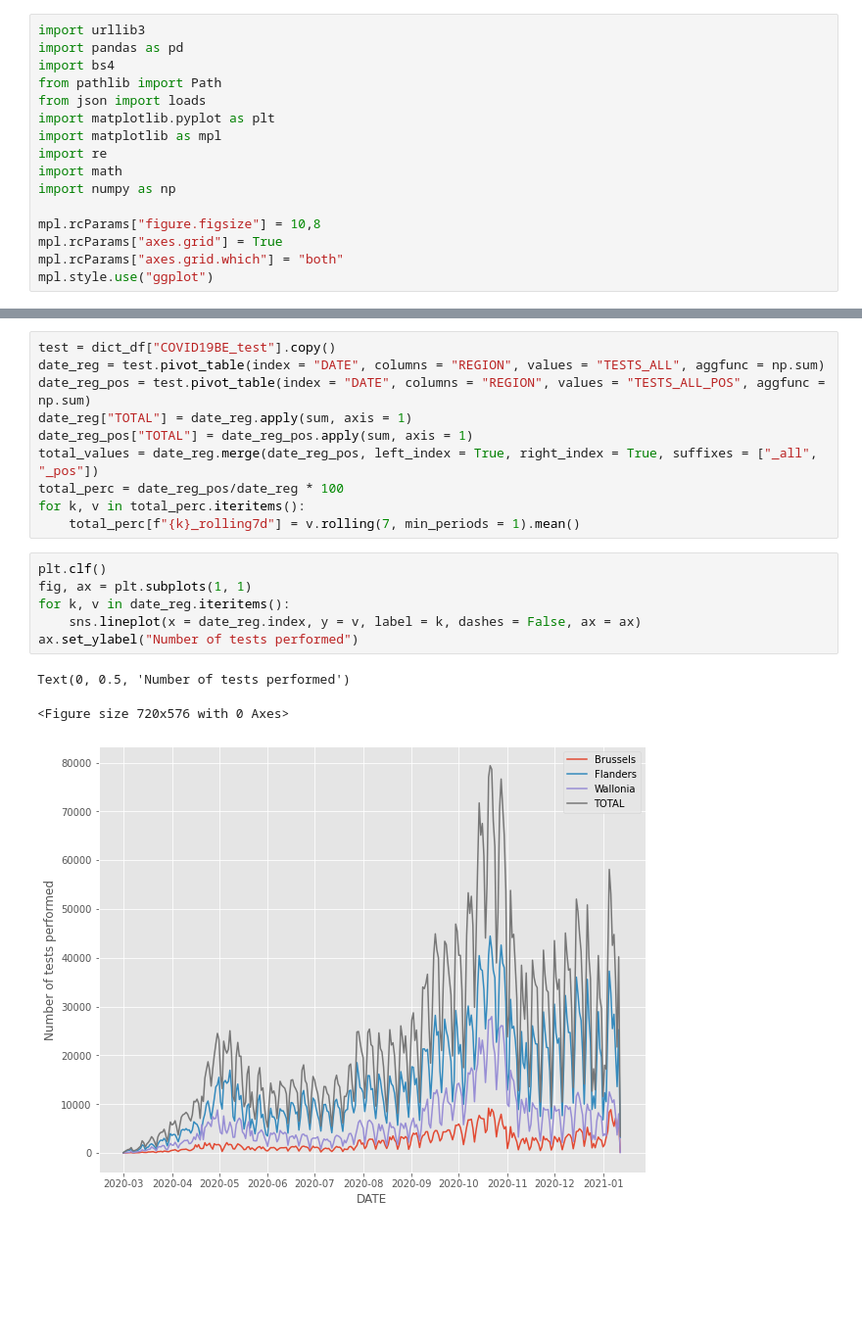
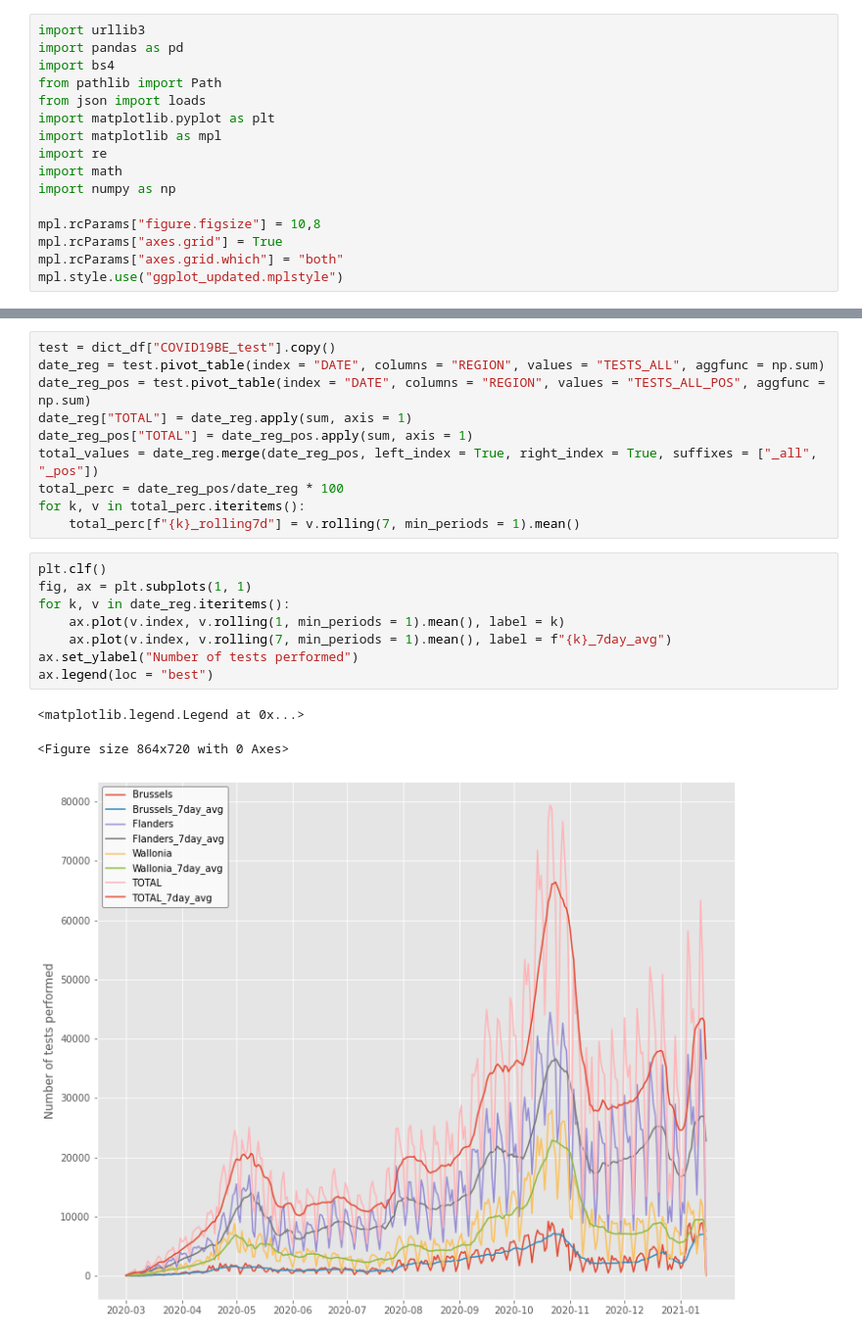
Before and after one commit to KoenVanSever/covid_plots, a Jupyter notebook: covid_test.ipynb, the cells around one changed output, grey strips where cells are left out. Shown at 98% size. Cells and saved outputs as stored; diff of their text form; blank space fills up the shorter version.

```diff
--- a/covid_test.ipynb
+++ b/covid_test.ipynb
@@ -17,7 +17,7 @@ import numpy as np
 mpl.rcParams["figure.figsize"] = 10,8
 mpl.rcParams["axes.grid"] = True
 mpl.rcParams["axes.grid.which"] = "both"
-mpl.style.use("ggplot")
+mpl.style.use("ggplot_updated.mplstyle")
 # %% [markdown]
 ## Get data from Sciensano
 # %% [markdown]
@@ -289,10 +316,12 @@ for k, v in total_perc.iteritems():
 # %%
 plt.clf()
 fig, ax = plt.subplots(1, 1)
 for k, v in date_reg.iteritems():
-    sns.lineplot(x = date_reg.index, y = v, label = k, dashes = False, ax = ax)
+    ax.plot(v.index, v.rolling(1, min_periods = 1).mean(), label = k)
+    ax.plot(v.index, v.rolling(7, min_periods = 1).mean(), label = f"{k}_7day_avg")
 ax.set_ylabel("Number of tests performed")
+ax.legend(loc = "best")
 # %% [output]
-Text(0, 0.5, 'Number of tests performed')
+<matplotlib.legend.Legend at 0x...>
-<Figure size 720x576 with 0 Axes>
+<Figure size 864x720 with 0 Axes>
-[figure, old version]
+[figure, new version]
```
Also changed, not shown: parts of 14 cells of this notebook, 1 other file.
